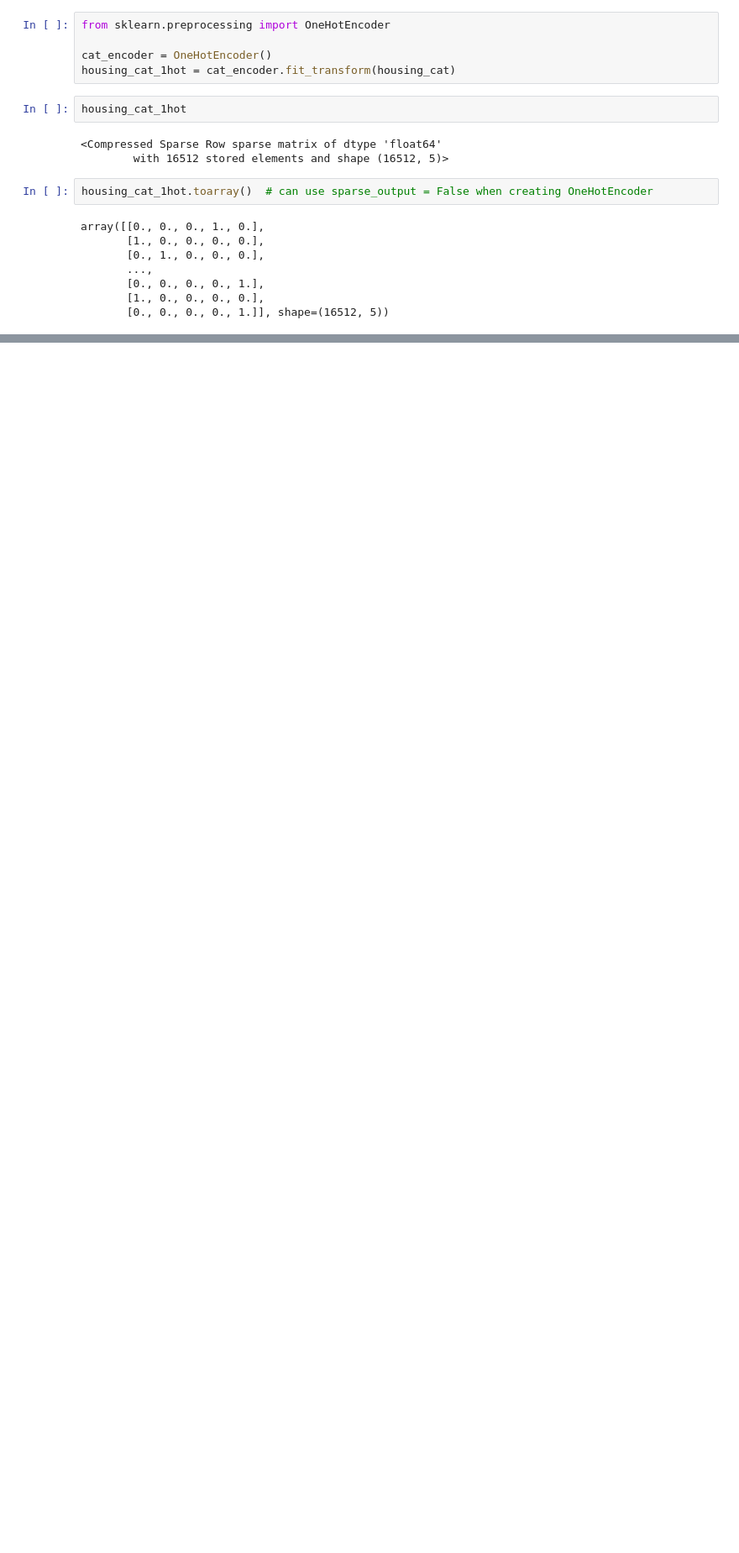
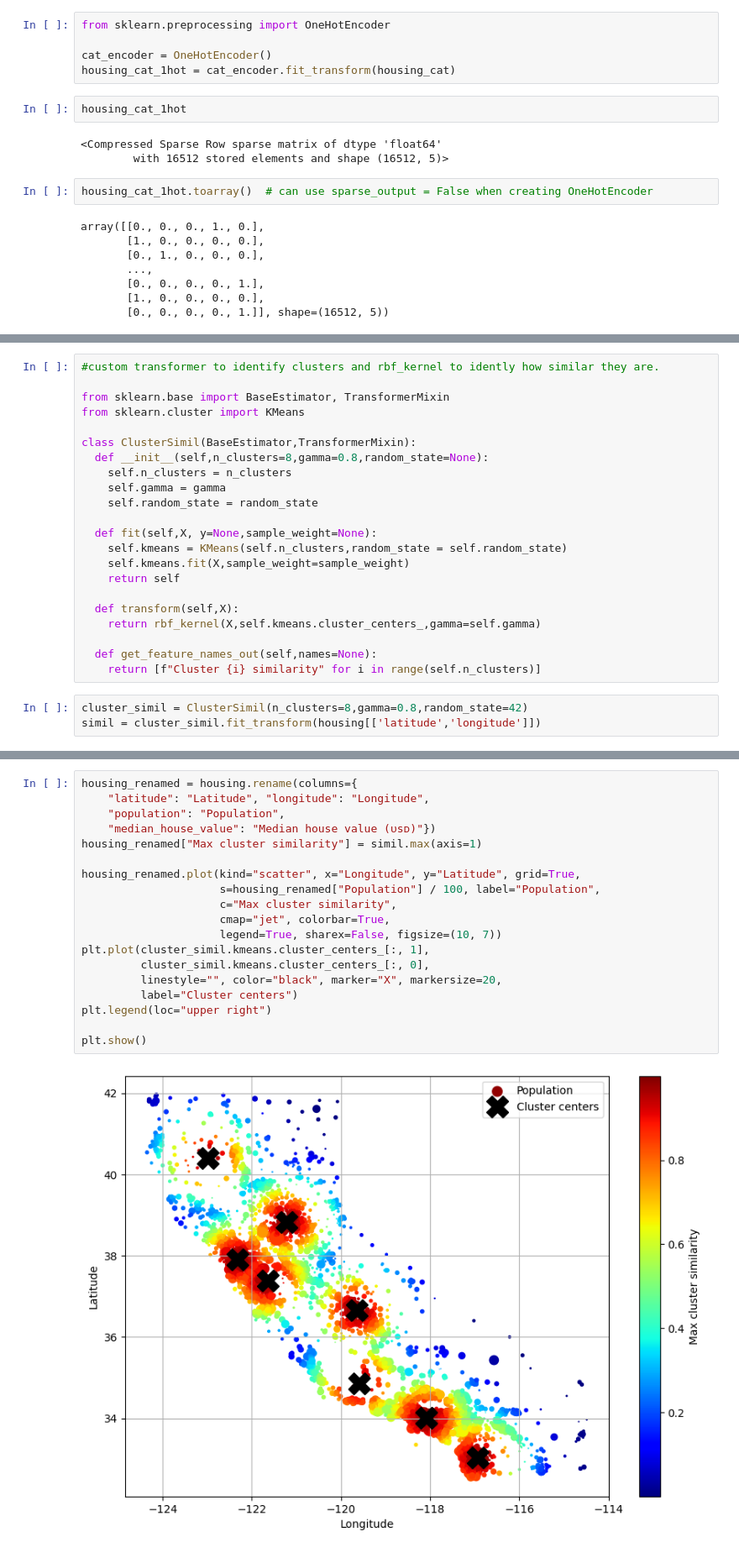
Before and after one commit to NazarAbbas12/hands-on-machine-learning, a Jupyter notebook: Chapter-02/California_Housing.ipynb, the cells around one changed output, grey strips where cells are left out. Shown at 84% size. Saved outputs shown, nothing was run; the diff lists cells and outputs as text; blank space fills up the shorter version.

Commit message:
feature scaling and custom transformers

```diff
--- a/Chapter-02/California_Housing.ipynb
+++ b/Chapter-02/California_Housing.ipynb
@@ -308,0 +337,25 @@ array([[0., 0., 0., 1., 0.],
+# %%
+#custom transformer to identify clusters and rbf_kernel to idently how similar they are.
+
+from sklearn.base import BaseEstimator, TransformerMixin
+from sklearn.cluster import KMeans
+
+class ClusterSimil(BaseEstimator,TransformerMixin):
+  def __init__(self,n_clusters=8,gamma=0.8,random_state=None):
+    self.n_clusters = n_clusters
+    self.gamma = gamma
+    self.random_state = random_state
+
+  def fit(self,X, y=None,sample_weight=None):
+    self.kmeans = KMeans(self.n_clusters,random_state = self.random_state)
+    self.kmeans.fit(X,sample_weight=sample_weight)
+    return self
+
+  def transform(self,X):
+    return rbf_kernel(X,self.kmeans.cluster_centers_,gamma=self.gamma)
+
+  def get_feature_names_out(self,names=None):
+    return [f"Cluster {i} similarity" for i in range(self.n_clusters)]
+# %%
+cluster_simil = ClusterSimil(n_clusters=8,gamma=0.8,random_state=42)
+simil = cluster_simil.fit_transform(housing[['latitude','longitude']])
@@ -308,0 +370,21 @@ array([[0., 0., 0., 1., 0.],
+# %%
+housing_renamed = housing.rename(columns={
+    "latitude": "Latitude", "longitude": "Longitude",
+    "population": "Population",
+    "median_house_value": "Median house value (ᴜsᴅ)"})
+housing_renamed["Max cluster similarity"] = simil.max(axis=1)
+
+housing_renamed.plot(kind="scatter", x="Longitude", y="Latitude", grid=True,
+                     s=housing_renamed["Population"] / 100, label="Population",
+                     c="Max cluster similarity",
+                     cmap="jet", colorbar=True,
+                     legend=True, sharex=False, figsize=(10, 7))
+plt.plot(cluster_simil.kmeans.cluster_centers_[:, 1],
+         cluster_simil.kmeans.cluster_centers_[:, 0],
+         linestyle="", color="black", marker="X", markersize=20,
+         label="Cluster centers")
+plt.legend(loc="upper right")
+
+plt.show()
+# %% [output]
+[figure, added]
```
Also changed, not shown: parts of 7 cells of this notebook.
